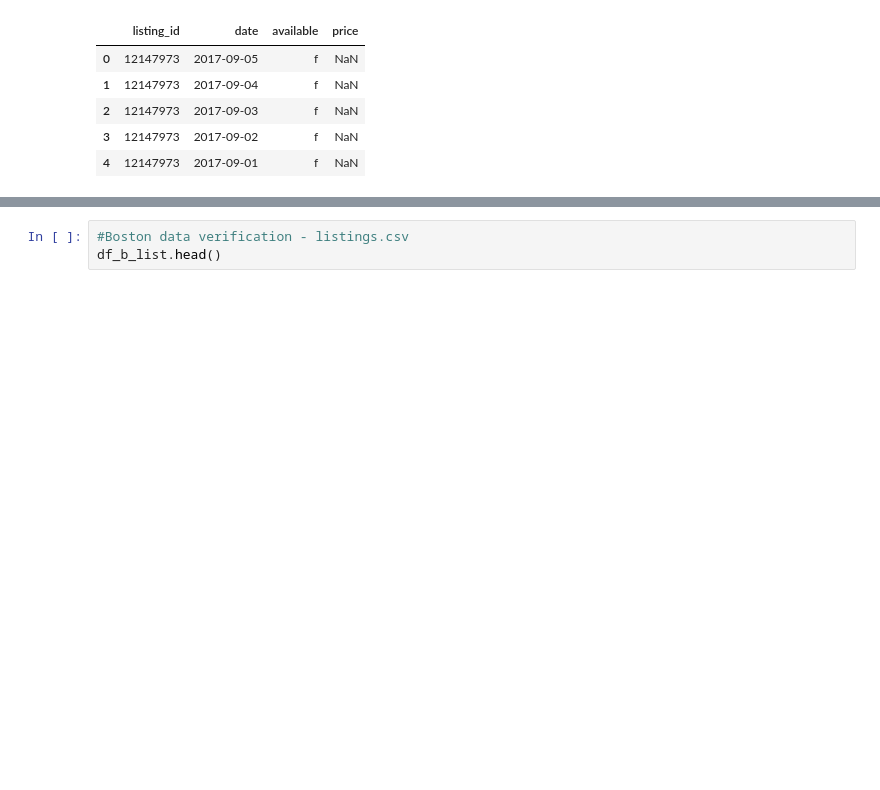
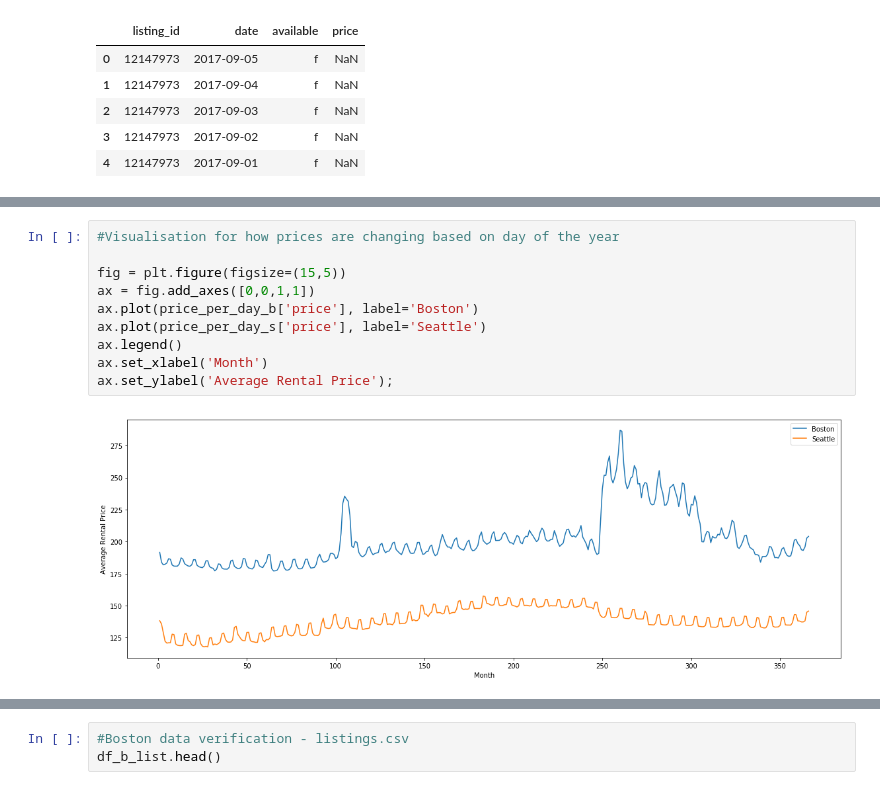
Before and after one commit to vasilyor/DataScienceBlogPost, a Jupyter notebook: DataScienceBlogPost.ipynb, the cells around one changed output, grey strips where cells are left out. Cells and saved outputs as stored; diff of their text form; blank space fills up the shorter version.

```diff
--- a/DataScienceBlogPost.ipynb
+++ b/DataScienceBlogPost.ipynb
@@ -85,0 +170,12 @@ df_b_cal.head()
+# %%
+#Visualisation for how prices are changing based on day of the year
+
+fig = plt.figure(figsize=(15,5))
+ax = fig.add_axes([0,0,1,1])
+ax.plot(price_per_day_b['price'], label='Boston')
+ax.plot(price_per_day_s['price'], label='Seattle')
+ax.legend()
+ax.set_xlabel('Month')
+ax.set_ylabel('Average Rental Price');
+# %% [output]
+[figure, added]
```
Also changed, not shown: parts of 81 cells of this notebook.
